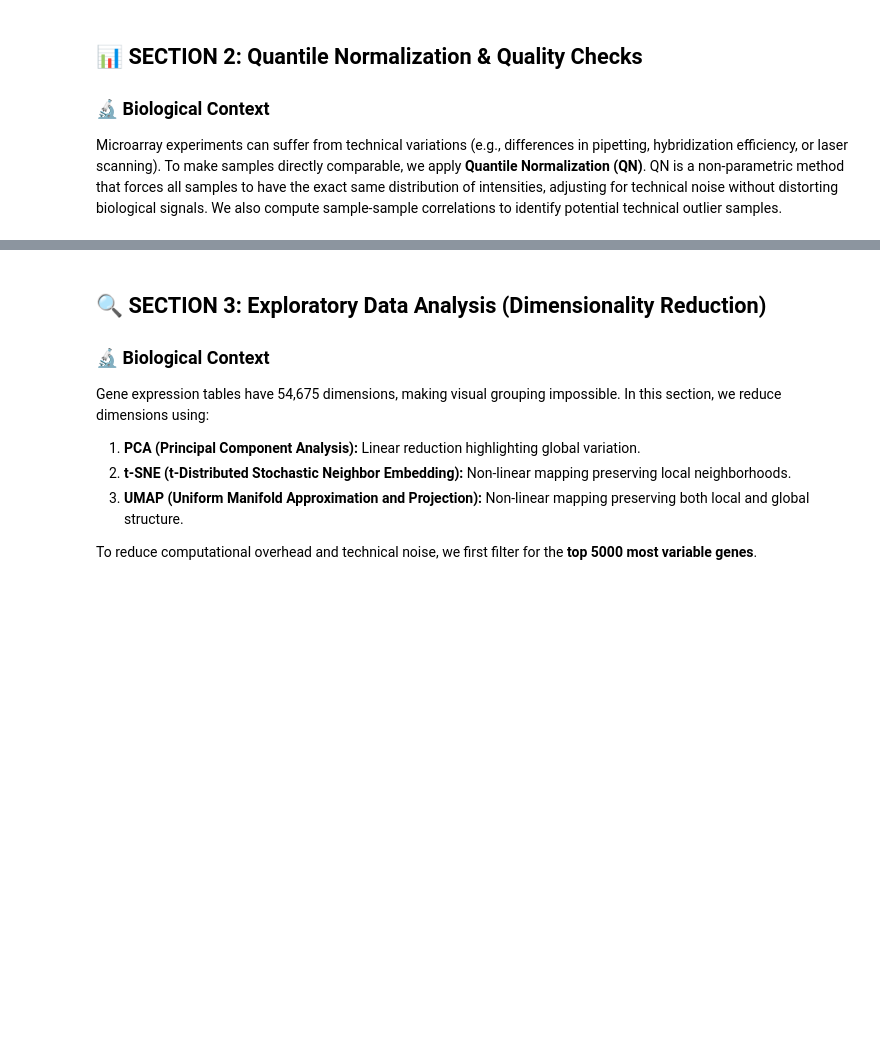
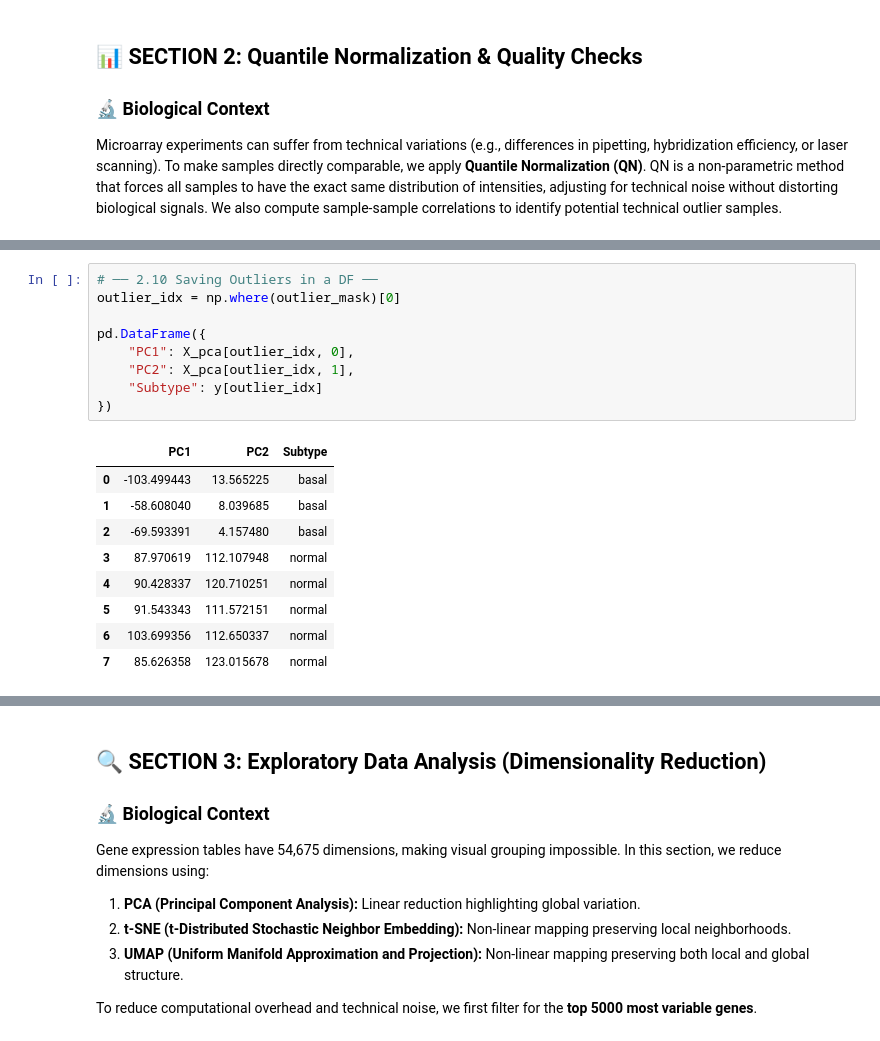
Before and after one commit to shubhamkjha369/OncoResolve-Breast-Cancer-Transcriptomics, a Jupyter notebook: Breast-Cancer-Transcriptomics-ML-Pipeline/notebooks/Breast_Cancer_ML_Pipeline.ipynb, the cells around one changed output, grey strips where cells are left out. Saved outputs shown, nothing was run; the diff lists cells and outputs as text; blank space fills up the shorter version.

```diff
--- a/Breast-Cancer-Transcriptomics-ML-Pipeline/notebooks/Breast_Cancer_ML_Pipeline.ipynb
+++ b/Breast-Cancer-Transcriptomics-ML-Pipeline/notebooks/Breast_Cancer_ML_Pipeline.ipynb
@@ -282,0 +510,19 @@ plt.show()
+# %%
+# ── 2.10 Saving Outliers in a DF ──
+outlier_idx = np.where(outlier_mask)[0]
+
+pd.DataFrame({
+    "PC1": X_pca[outlier_idx, 0],
+    "PC2": X_pca[outlier_idx, 1],
+    "Subtype": y[outlier_idx]
+})
+# %% [output]
+|  | PC1 | PC2 | Subtype |
+| 0 | -103.499443 | 13.565225 | basal |
+| 1 | -58.608040 | 8.039685 | basal |
+| 2 | -69.593391 | 4.157480 | basal |
+| 3 | 87.970619 | 112.107948 | normal |
+| 4 | 90.428337 | 120.710251 | normal |
+| 5 | 91.543343 | 111.572151 | normal |
+| 6 | 103.699356 | 112.650337 | normal |
+| 7 | 85.626358 | 123.015678 | normal |
```
Also changed, not shown: parts of 32 cells of this notebook, 7 other files.
